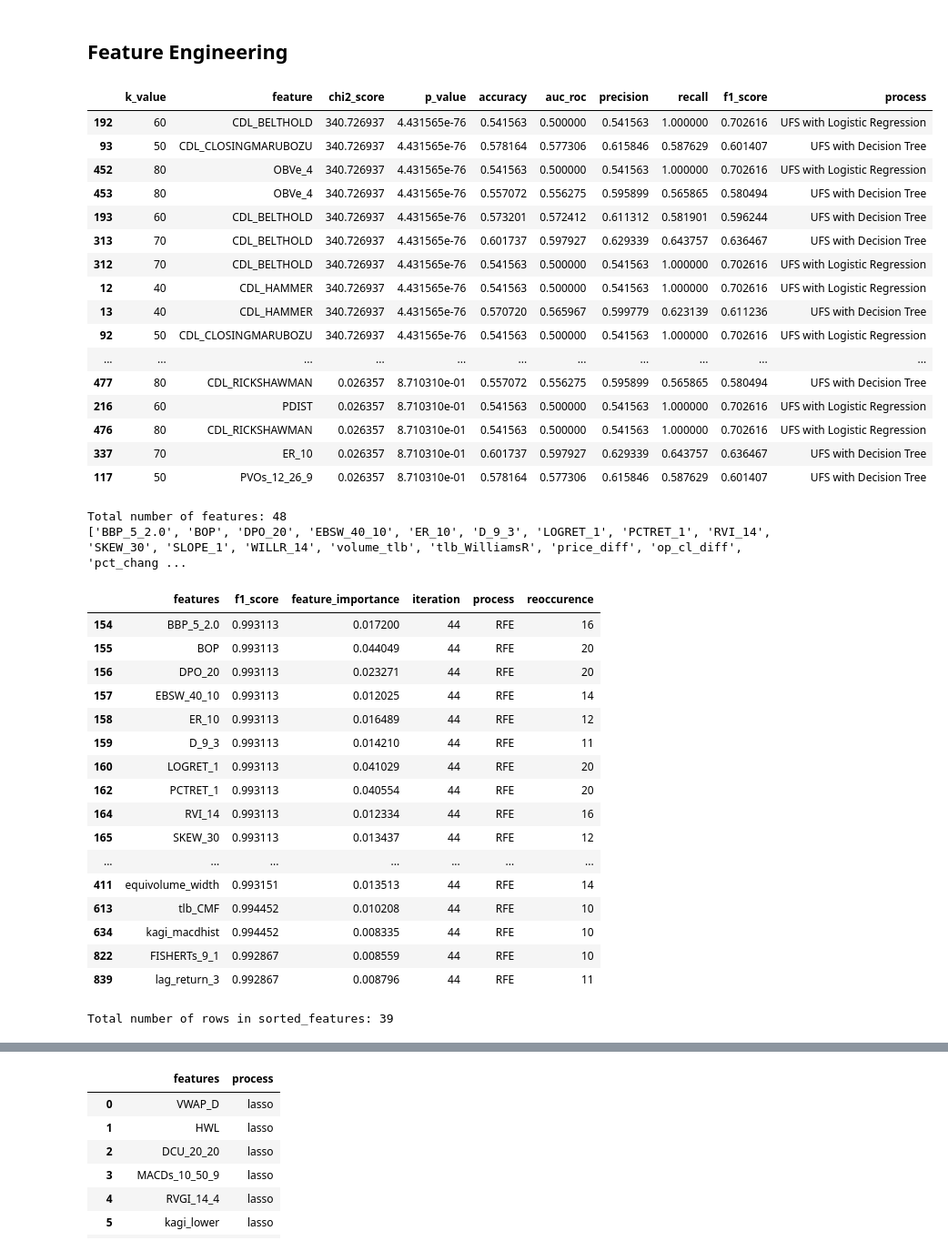
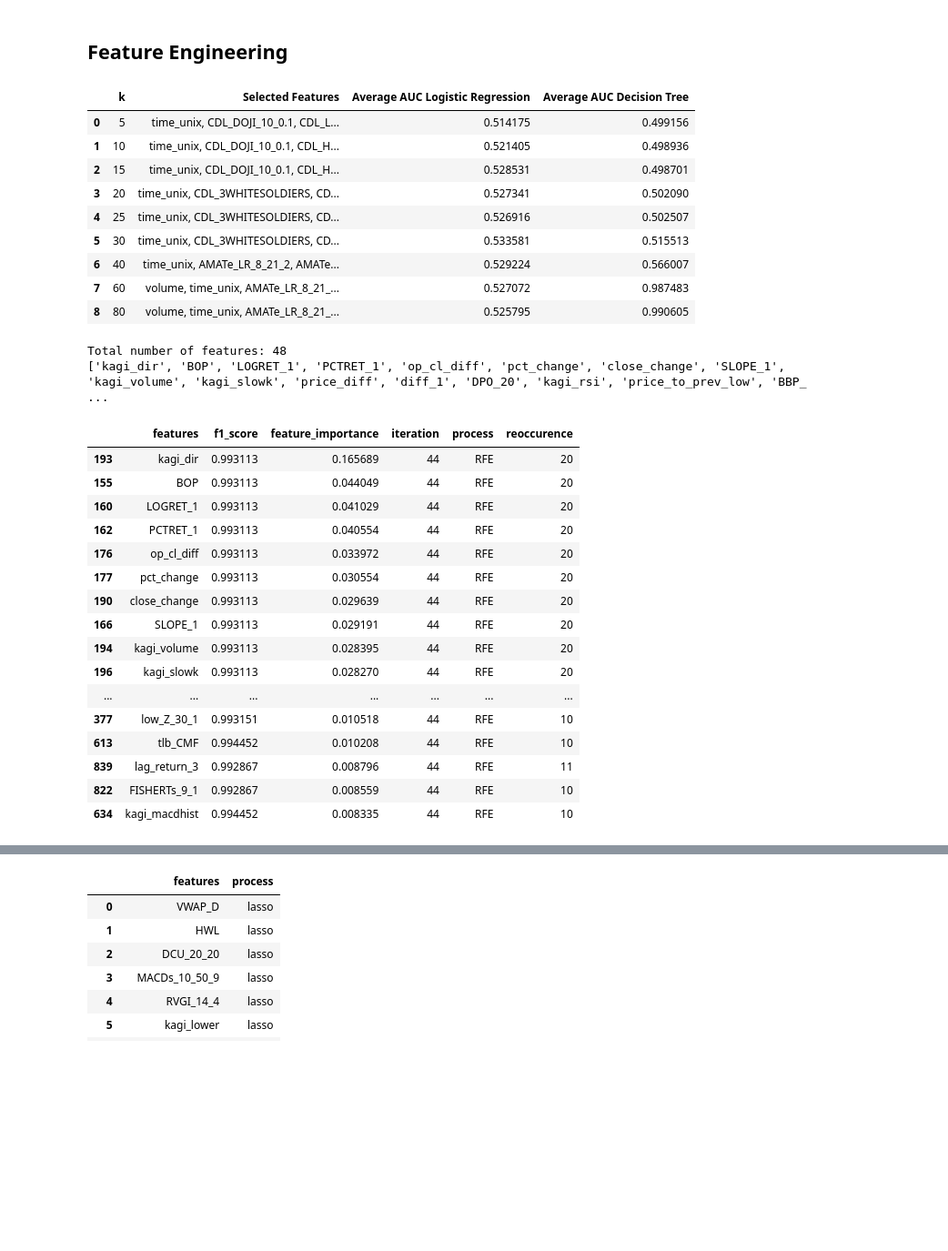
Before and after one commit to Jnorm911/websocket_trading, a Jupyter notebook: src/binary_classification/lstm/lstm_csv_notebook.ipynb, the cells around one changed output, grey strips where cells are left out. Shown: that part at 91% size. Cells and saved outputs as stored; diff of their text form; code cells hidden in the pictures; blank space fills up the shorter version.

```diff
--- a/src/binary_classification/lstm/lstm_csv_notebook.ipynb
+++ b/src/binary_classification/lstm/lstm_csv_notebook.ipynb
@@ -3,35 +3,26 @@
 # %%
 import pandas as pd
 
 
 # Set display options to show all rows and columns
 pd.set_option("display.max_rows", None)
 pd.set_option("display.max_columns", None)
-df = pd.read_csv("results.csv")
-# Sort the DataFrame by the chi2_score column in descending order
-df_sorted = df.sort_values(by="chi2_score", ascending=False)
-# Filter out rows with p_value higher than 5
-df_filtered = df_sorted[df_sorted["p_value"] <= 5]
-df_sorted
+df = pd.read_csv("UFS_results.csv")
+df
 # %% [output]
-|  | k_value | feature | chi2_score | p_value | accuracy | auc_roc | precision | recall | f1_score | process |
-| 192 | 60 | CDL_BELTHOLD | 340.726937 | 4.431565e-76 | 0.541563 | 0.500000 | 0.541563 | 1.000000 | 0.702616 | UFS with Logistic Regression |
-| 93 | 50 | CDL_CLOSINGMARUBOZU | 340.726937 | 4.431565e-76 | 0.578164 | 0.577306 | 0.615846 | 0.587629 | 0.601407 | UFS with Decision Tree |
-| 452 | 80 | OBVe_4 | 340.726937 | 4.431565e-76 | 0.541563 | 0.500000 | 0.541563 | 1.000000 | 0.702616 | UFS with Logistic Regression |
-| 453 | 80 | OBVe_4 | 340.726937 | 4.431565e-76 | 0.557072 | 0.556275 | 0.595899 | 0.565865 | 0.580494 | UFS with Decision Tree |
-| 193 | 60 | CDL_BELTHOLD | 340.726937 | 4.431565e-76 | 0.573201 | 0.572412 | 0.611312 | 0.581901 | 0.596244 | UFS with Decision Tree |
-| 313 | 70 | CDL_BELTHOLD | 340.726937 | 4.431565e-76 | 0.601737 | 0.597927 | 0.629339 | 0.643757 | 0.636467 | UFS with Decision Tree |
-| 312 | 70 | CDL_BELTHOLD | 340.726937 | 4.431565e-76 | 0.541563 | 0.500000 | 0.541563 | 1.000000 | 0.702616 | UFS with Logistic Regression |
-| 12 | 40 | CDL_HAMMER | 340.726937 | 4.431565e-76 | 0.541563 | 0.500000 | 0.541563 | 1.000000 | 0.702616 | UFS with Logistic Regression |
-| 13 | 40 | CDL_HAMMER | 340.726937 | 4.431565e-76 | 0.570720 | 0.565967 | 0.599779 | 0.623139 | 0.611236 | UFS with Decision Tree |
-| 92 | 50 | CDL_CLOSINGMARUBOZU | 340.726937 | 4.431565e-76 | 0.541563 | 0.500000 | 0.541563 | 1.000000 | 0.702616 | UFS with Logistic Regression |
-| ... | ... | ... | ... | ... | ... | ... | ... | ... | ... | ... |
-| 477 | 80 | CDL_RICKSHAWMAN | 0.026357 | 8.710310e-01 | 0.557072 | 0.556275 | 0.595899 | 0.565865 | 0.580494 | UFS with Decision Tree |
-| 216 | 60 | PDIST | 0.026357 | 8.710310e-01 | 0.541563 | 0.500000 | 0.541563 | 1.000000 | 0.702616 | UFS with Logistic Regression |
-| 476 | 80 | CDL_RICKSHAWMAN | 0.026357 | 8.710310e-01 | 0.541563 | 0.500000 | 0.541563 | 1.000000 | 0.702616 | UFS with Logistic Regression |
-| 337 | 70 | ER_10 | 0.026357 | 8.710310e-01 | 0.601737 | 0.597927 | 0.629339 | 0.643757 | 0.636467 | UFS with Decision Tree |
-| 117 | 50 | PVOs_12_26_9 | 0.026357 | 8.710310e-01 | 0.578164 | 0.577306 | 0.615846 | 0.587629 | 0.601407 | UFS with Decision Tree |
+|  | k | Selected Features | Average AUC Logistic Regression | Average AUC Decision Tree |
+| 0 | 5 | time_unix, CDL_DOJI_10_0.1, CDL_L... | 0.514175 | 0.499156 |
+| 1 | 10 | time_unix, CDL_DOJI_10_0.1, CDL_H... | 0.521405 | 0.498936 |
+| 2 | 15 | time_unix, CDL_DOJI_10_0.1, CDL_H... | 0.528531 | 0.498701 |
+| 3 | 20 | time_unix, CDL_3WHITESOLDIERS, CD... | 0.527341 | 0.502090 |
+| 4 | 25 | time_unix, CDL_3WHITESOLDIERS, CD... | 0.526916 | 0.502507 |
+| 5 | 30 | time_unix, CDL_3WHITESOLDIERS, CD... | 0.533581 | 0.515513 |
+| 6 | 40 | time_unix, AMATe_LR_8_21_2, AMATe... | 0.529224 | 0.566007 |
+| 7 | 60 | volume, time_unix, AMATe_LR_8_21_... | 0.527072 | 0.987483 |
+| 8 | 80 | volume, time_unix, AMATe_LR_8_21_... | 0.525795 | 0.990605 |
 # %%
+import pandas as pd
+
 df = pd.read_csv("rfe_selected_features.csv")
 
 # Filter the DataFrame to include only rows with iteration values of 44 or 22
@@ -39,6 +30,9 @@ filtered_df = df[(df["iteration"] < 45) & (df["reoccurence"] > 9)]
 
 # Remove duplicates in the "features" column
 filtered_df = filtered_df.drop_duplicates(subset="features")
+
+# Sort the DataFrame by feature importance in descending order
+filtered_df = filtered_df.sort_values(by="feature_importance", ascending=False)
 
 # Calculate the total number of features
 total_features = len(filtered_df["features"])
@@ -50,36 +44,21 @@ print(rfe_features)
 filtered_df
 # %% [output]
 Total number of features: 48
-['BBP_5_2.0', 'BOP', 'DPO_20', 'EBSW_40_10', 'ER_10', 'D_9_3', 'LOGRET_1', 'PCTRET_1', 'RVI_14', 'SKEW_30', 'SLOPE_1', 'WILLR_14', 'volume_tlb', 'tlb_WilliamsR', 'price_diff', 'op_cl_diff', 'pct_chang ...
+['kagi_dir', 'BOP', 'LOGRET_1', 'PCTRET_1', 'op_cl_diff', 'pct_change', 'close_change', 'SLOPE_1', 'kagi_volume', 'kagi_slowk', 'price_diff', 'diff_1', 'DPO_20', 'kagi_rsi', 'price_to_prev_low', 'BBP_ ...
 |  | features | f1_score | feature_importance | iteration | process | reoccurence |
-| 154 | BBP_5_2.0 | 0.993113 | 0.017200 | 44 | RFE | 16 |
+| 193 | kagi_dir | 0.993113 | 0.165689 | 44 | RFE | 20 |
 | 155 | BOP | 0.993113 | 0.044049 | 44 | RFE | 20 |
-| 156 | DPO_20 | 0.993113 | 0.023271 | 44 | RFE | 20 |
-| 157 | EBSW_40_10 | 0.993113 | 0.012025 | 44 | RFE | 14 |
-| 158 | ER_10 | 0.993113 | 0.016489 | 44 | RFE | 12 |
-| 159 | D_9_3 | 0.993113 | 0.014210 | 44 | RFE | 11 |
 | 160 | LOGRET_1 | 0.993113 | 0.041029 | 44 | RFE | 20 |
 | 162 | PCTRET_1 | 0.993113 | 0.040554 | 44 | RFE | 20 |
-| 164 | RVI_14 | 0.993113 | 0.012334 | 44 | RFE | 16 |
-| 165 | SKEW_30 | 0.993113 | 0.013437 | 44 | RFE | 12 |
+| 176 | op_cl_diff | 0.993113 | 0.033972 | 44 | RFE | 20 |
+| 177 | pct_change | 0.993113 | 0.030554 | 44 | RFE | 20 |
+| 190 | close_change | 0.993113 | 0.029639 | 44 | RFE | 20 |
+| 166 | SLOPE_1 | 0.993113 | 0.029191 | 44 | RFE | 20 |
+| 194 | kagi_volume | 0.993113 | 0.028395 | 44 | RFE | 20 |
+| 196 | kagi_slowk | 0.993113 | 0.028270 | 44 | RFE | 20 |
 | ... | ... | ... | ... | ... | ... | ... |
-| 411 | equivolume_width | 0.993151 | 0.013513 | 44 | RFE | 14 |
+| 377 | low_Z_30_1 | 0.993151 | 0.010518 | 44 | RFE | 10 |
 | 613 | tlb_CMF | 0.994452 | 0.010208 | 44 | RFE | 10 |
+| 839 | lag_return_3 | 0.992867 | 0.008796 | 44 | RFE | 11 |
+| 822 | FISHERTs_9_1 | 0.992867 | 0.008559 | 44 | RFE | 10 |
 | 634 | kagi_macdhist | 0.994452 | 0.008335 | 44 | RFE | 10 |
-| 822 | FISHERTs_9_1 | 0.992867 | 0.008559 | 44 | RFE | 10 |
-| 839 | lag_return_3 | 0.992867 | 0.008796 | 44 | RFE | 11 |
-# %%
-# Sort by unique feature datapoints and feature_importance
-sorted_features = df.sort_values(
-    by=["features", "feature_importance"], ascending=[True, False]
-)
-sorted_features = sorted_features.drop_duplicates(subset=["features"])
-sorted_features = sorted_features.sort_values(by="feature_importance", ascending=False)
-sorted_features
-# Extract the values from the "features" column and store them in a list
-features_list = sorted_features["features"].tolist()
-
-num_rows = sorted_features.shape[0]
-print("Total number of rows in sorted_features:", num_rows)
-# %% [output]
-Total number of rows in sorted_features: 39
```
Also changed, not shown: parts of 2 cells of this notebook, 7 other files.
